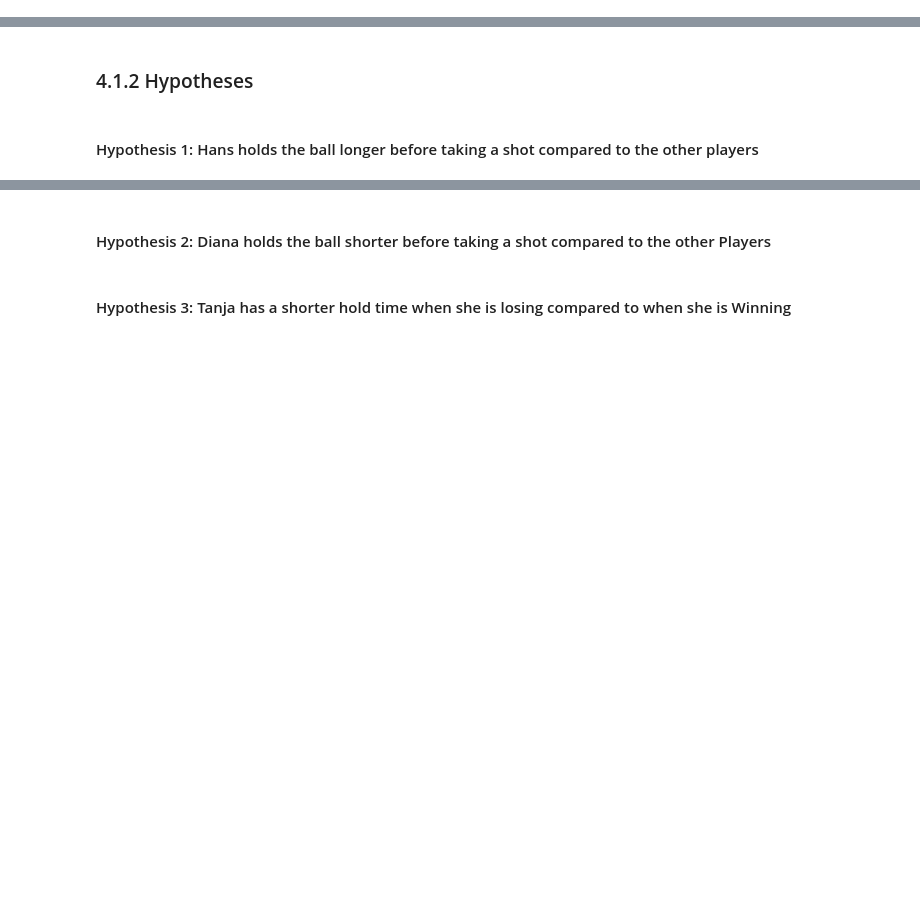
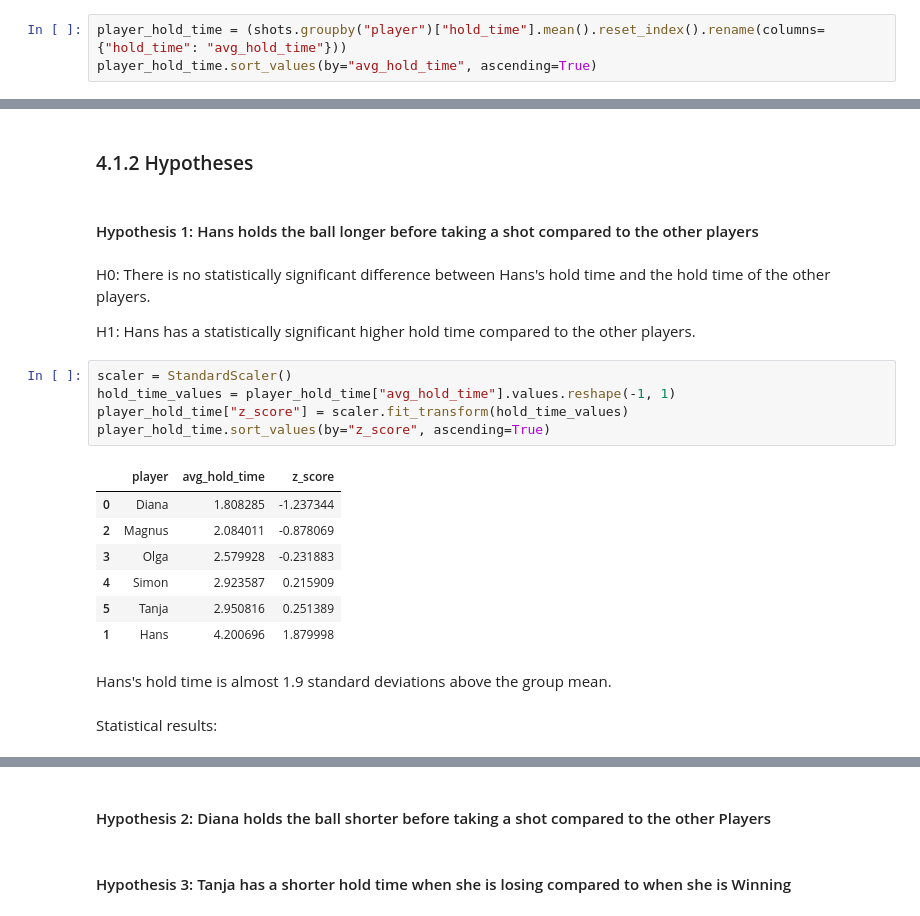
Before and after one commit to Rutvik-rn/Kicker-Strategy, a Jupyter notebook: results.ipynb, the cells around one changed output, grey strips where cells are left out. Saved outputs shown, nothing was run; the diff lists cells and outputs as text; blank space fills up the shorter version.

```diff
--- a/results.ipynb
+++ b/results.ipynb
@@ -126,0 +129,3 @@ round_data.head()
+# %%
+player_hold_time = (shots.groupby("player")["hold_time"].mean().reset_index().rename(columns={"hold_time": "avg_hold_time"}))
+player_hold_time.sort_values(by="avg_hold_time", ascending=True)
@@ -158,3 +171,24 @@ plt.show()
 ### 4.1.2 Hypotheses
 # %% [markdown]
 #### Hypothesis 1: Hans holds the ball longer before taking a shot compared to the other players
+# %% [markdown]
+H0: There is no statistically significant difference between Hans's hold time and the hold time of the other players.
+
+H1: Hans has a statistically significant higher hold time compared to the other players.
+# %%
+scaler = StandardScaler()
+hold_time_values = player_hold_time["avg_hold_time"].values.reshape(-1, 1)
+player_hold_time["z_score"] = scaler.fit_transform(hold_time_values)
+player_hold_time.sort_values(by="z_score", ascending=True)
+# %% [output]
+|  | player | avg_hold_time | z_score |
+| 0 | Diana | 1.808285 | -1.237344 |
+| 2 | Magnus | 2.084011 | -0.878069 |
+| 3 | Olga | 2.579928 | -0.231883 |
+| 4 | Simon | 2.923587 | 0.215909 |
+| 5 | Tanja | 2.950816 | 0.251389 |
+| 1 | Hans | 4.200696 | 1.879998 |
+# %% [markdown]
+Hans's hold time is almost 1.9 standard deviations above the group mean.
+# %% [markdown]
+Statistical results:
```
Also changed, not shown: parts of 6 cells of this notebook.
